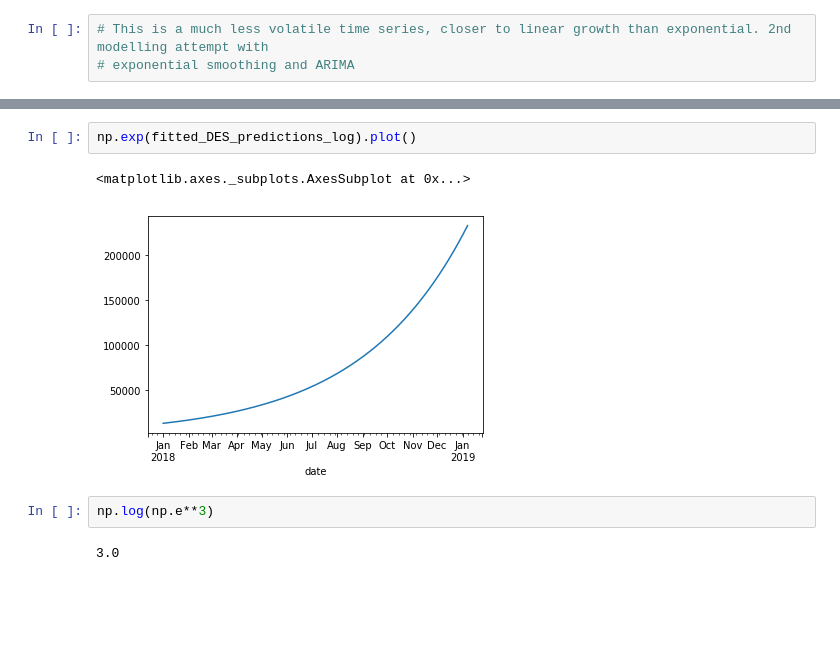
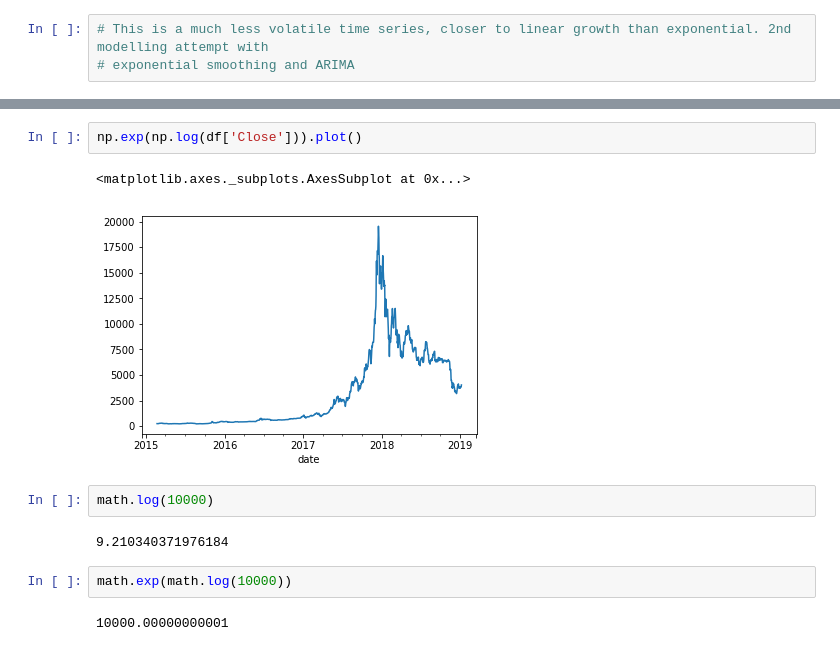
Before and after one commit to legomydiego/Thinkful-Final-Capstone, a Jupyter notebook: Final Capstone.ipynb, the cells around one changed output, grey strips where cells are left out. Cells and saved outputs as stored; diff of their text form; blank space fills up the shorter version.

```diff
--- a/Final Capstone.ipynb
+++ b/Final Capstone.ipynb
@@ -453,9 +468,13 @@ Freq: D, Length: 372, dtype: float64
 # %%
-np.exp(fitted_DES_predictions_log).plot()
+np.exp(np.log(df['Close'])).plot()
 # %% [output]
 <matplotlib.axes._subplots.AxesSubplot at 0x...>
-[figure, old version]
+[figure, new version]
-# %%
-np.log(np.e**3)
-# %% [output]
-3.0
+# %%
+math.log(10000)
+# %% [output]
+9.210340371976184
+# %%
+math.exp(math.log(10000))
+# %% [output]
+10000.00000000001
```
Also changed, not shown: parts of 35 cells of this notebook.
